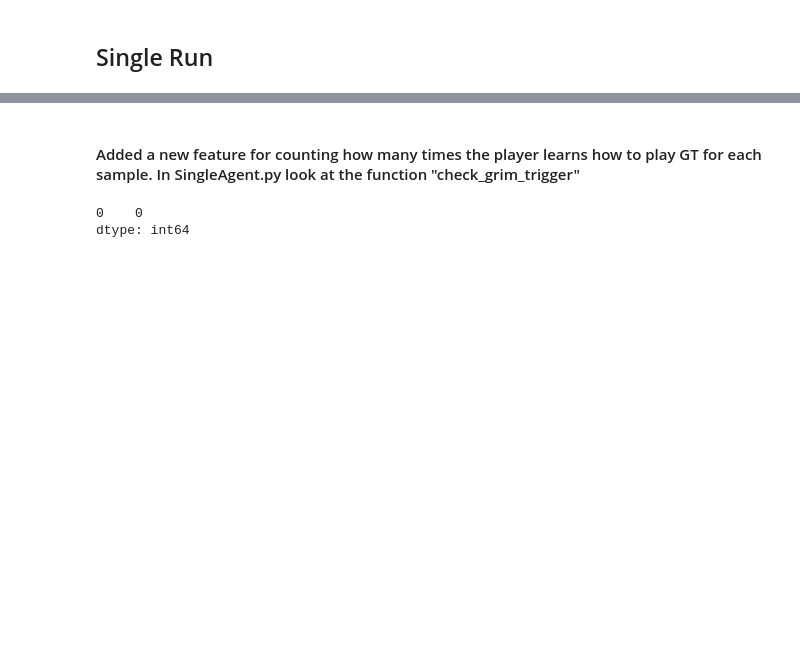
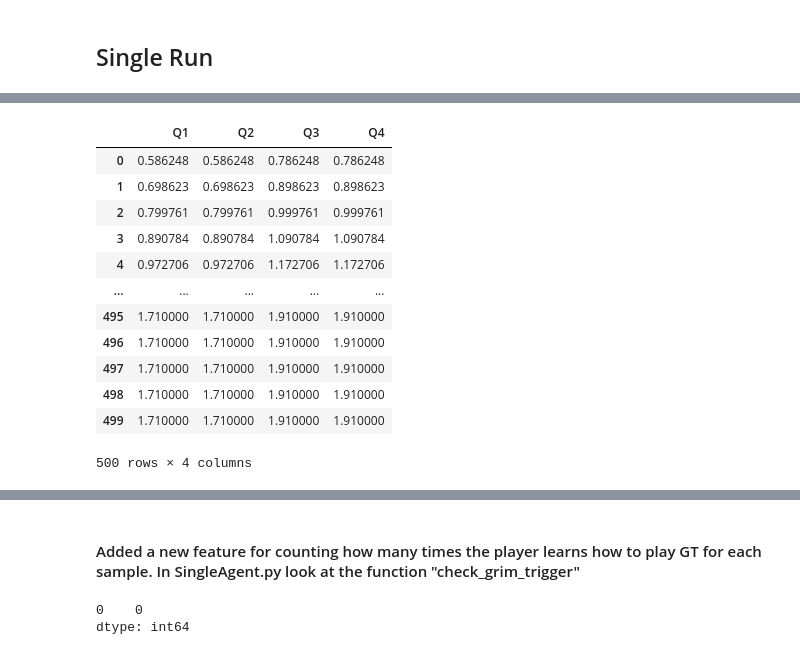
Before and after one commit to AE452/SDES, a Jupyter notebook: SingleAgent_debug_analysis.ipynb, the cells around one changed output, grey strips where cells are left out. Cells and saved outputs as stored; diff of their text form; code cells hidden in the pictures; blank space fills up the shorter version.

```diff
--- a/SingleAgent_debug_analysis.ipynb
+++ b/SingleAgent_debug_analysis.ipynb
@@ -76,0 +86,16 @@ Cooperations: 8, Defections: 135
+# %%
+dfs[1]
+# %% [output]
+|  | Q1 | Q2 | Q3 | Q4 |
+| 0 | 0.586248 | 0.586248 | 0.786248 | 0.786248 |
+| 1 | 0.698623 | 0.698623 | 0.898623 | 0.898623 |
+| 2 | 0.799761 | 0.799761 | 0.999761 | 0.999761 |
+| 3 | 0.890784 | 0.890784 | 1.090784 | 1.090784 |
+| 4 | 0.972706 | 0.972706 | 1.172706 | 1.172706 |
+| ... | ... | ... | ... | ... |
+| 495 | 1.710000 | 1.710000 | 1.910000 | 1.910000 |
+| 496 | 1.710000 | 1.710000 | 1.910000 | 1.910000 |
+| 497 | 1.710000 | 1.710000 | 1.910000 | 1.910000 |
+| 498 | 1.710000 | 1.710000 | 1.910000 | 1.910000 |
+| 499 | 1.710000 | 1.710000 | 1.910000 | 1.910000 |
+500 rows × 4 columns
```
Also changed, not shown: parts of 10 cells of this notebook, 3 other files.
